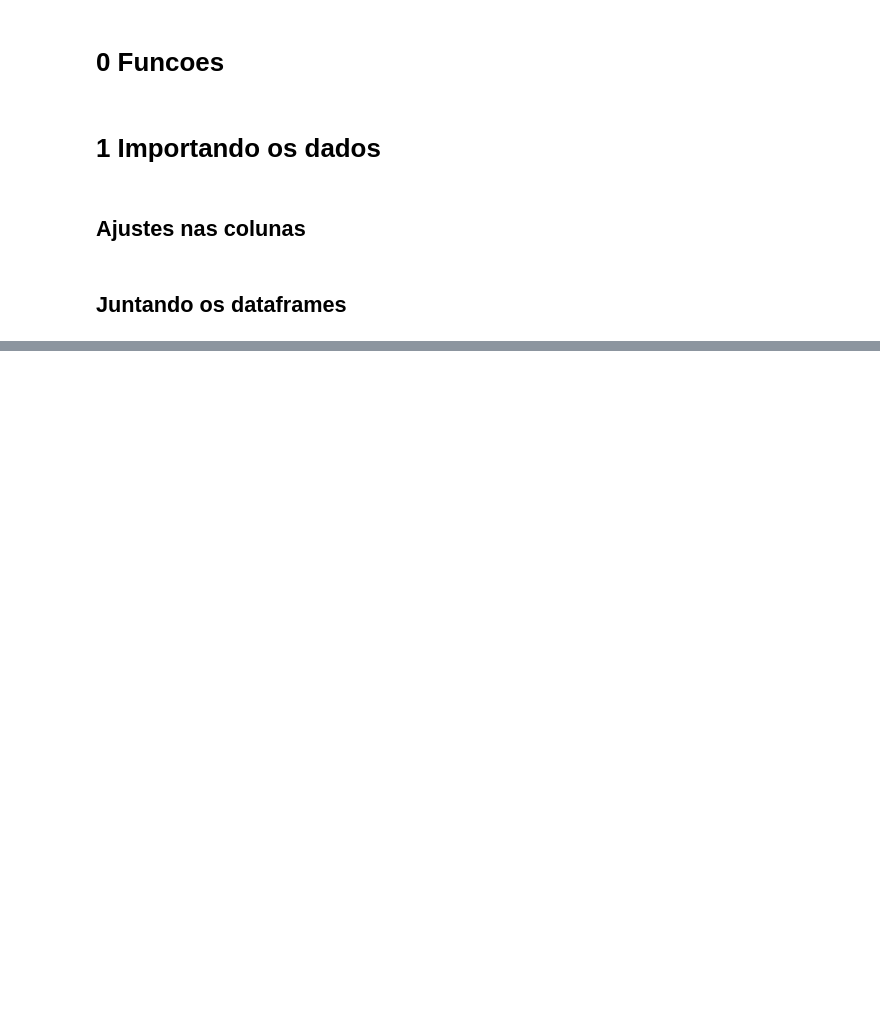
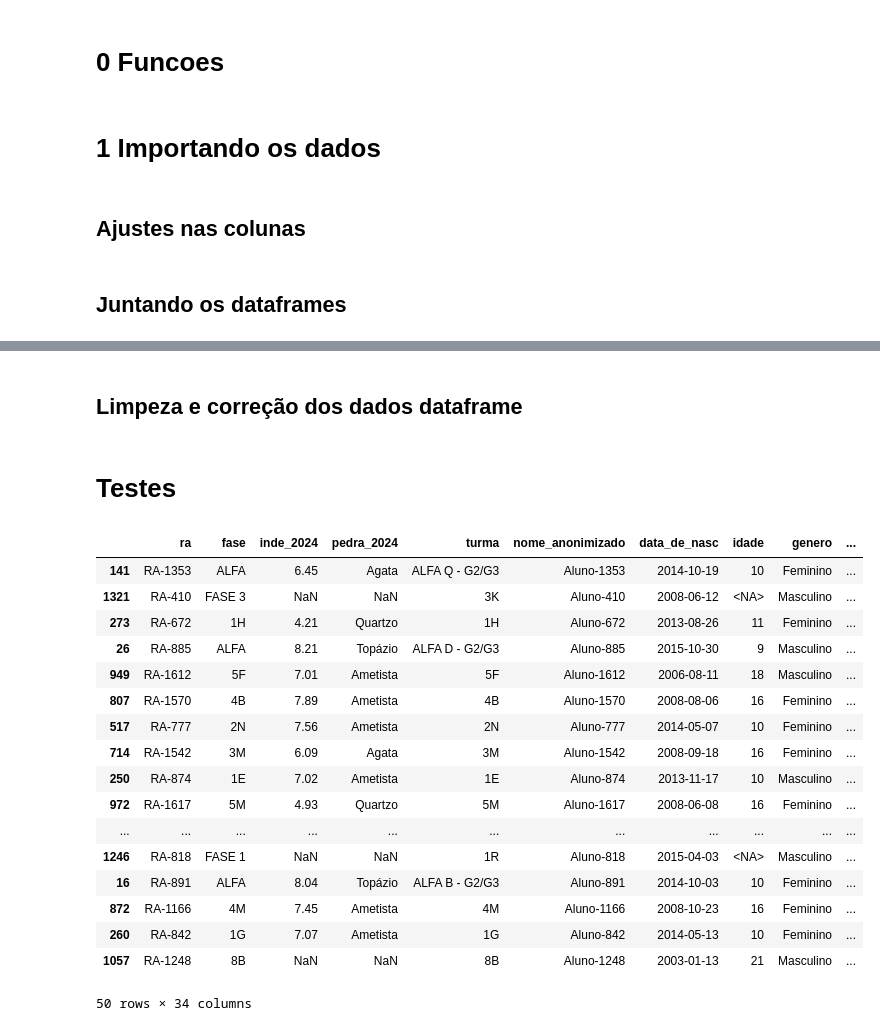
Before and after one commit to vbomura/tc5, a Jupyter notebook: Codigos/Algoritmo V2.ipynb, the cells around one changed output, grey strips where cells are left out. Saved outputs shown, nothing was run; the diff lists cells and outputs as text; code cells hidden in the pictures; blank space fills up the shorter version.

```diff
--- a/Codigos/Algoritmo V2.ipynb
+++ b/Codigos/Algoritmo V2.ipynb
@@ -125,7 +211,7 @@ ra_2022_diferentes = base_2022_filtrado['ra'].unique().tolist()
 colunas_finais = list(base_2024.columns) + ['ano_dataframe']
 
 # Colocamos as colunas nos dataframes, para que eles fiquem 'parecidos' com 2024, e também uma coluna para saber de qual ano veio a info
-base_2024['ano_dataframe'] = 'principal'
+base_2024['ano_dataframe'] = 2024
 base_2023 = adaptar_dataframe(base_2023,colunas_finais, 2023, ra_2023_diferentes)
 base_2022 = adaptar_dataframe(base_2023,colunas_finais, 2022, ra_2022_diferentes)
 # %%
@@ -159,0 +223,42 @@ df_unificado.head()
+# %% [markdown]
+## Limpeza e correção dos dados dataframe
+# %%
+# Primeiro vamos corrigir o tipo de algumas colunas
+colunas_correcao = ['inde_2024', 'inde_22', 'inde_23']
+df_unificado = corrigir_dados('float', df_unificado, colunas_correcao) #corrigi os dados que deveriam ser float
+
+colunas_correcao = ['data_de_nasc']
+df_unificado = corrigir_dados('data', df_unificado, colunas_correcao) #corrigi os dados que deveriam ser data
+
+colunas_correcao = ['idade']
+df_unificado = corrigir_dados('int', df_unificado, colunas_correcao) #corrigi os dados que deveriam ser data
+# %%
+# Retirando colunas com valores apenas vazios, após análises não vi valor em manter ou tentar preencher
+df_unificado = colunas_totalmente_vazias(df_unificado)
+df_unificado = df_unificado.drop(columns=['avaliador1','avaliador2','avaliador3','avaliador4','avaliador5','avaliador6'], errors='ignore') #essas colunas não trazem nenhum valor para a análise
+# %%
+# Correções e ajustes no valores da tabela
+df_unificado = arredondar_floats(df_unificado)
+# %% [markdown]
+# Testes
+# %%
+df_unificado.sample(50)
+# %% [output]
+|  | ra | fase | inde_2024 | pedra_2024 | turma | nome_anonimizado | data_de_nasc | idade | genero | ... |
+| 141 | RA-1353 | ALFA | 6.45 | Agata | ALFA Q - G2/G3 | Aluno-1353 | 2014-10-19 | 10 | Feminino | ... |
+| 1321 | RA-410 | FASE 3 | NaN | NaN | 3K | Aluno-410 | 2008-06-12 | <NA> | Masculino | ... |
+| 273 | RA-672 | 1H | 4.21 | Quartzo | 1H | Aluno-672 | 2013-08-26 | 11 | Feminino | ... |
+| 26 | RA-885 | ALFA | 8.21 | Topázio | ALFA D - G2/G3 | Aluno-885 | 2015-10-30 | 9 | Masculino | ... |
+| 949 | RA-1612 | 5F | 7.01 | Ametista | 5F | Aluno-1612 | 2006-08-11 | 18 | Masculino | ... |
+| 807 | RA-1570 | 4B | 7.89 | Ametista | 4B | Aluno-1570 | 2008-08-06 | 16 | Feminino | ... |
+| 517 | RA-777 | 2N | 7.56 | Ametista | 2N | Aluno-777 | 2014-05-07 | 10 | Feminino | ... |
+| 714 | RA-1542 | 3M | 6.09 | Agata | 3M | Aluno-1542 | 2008-09-18 | 16 | Feminino | ... |
+| 250 | RA-874 | 1E | 7.02 | Ametista | 1E | Aluno-874 | 2013-11-17 | 10 | Masculino | ... |
+| 972 | RA-1617 | 5M | 4.93 | Quartzo | 5M | Aluno-1617 | 2008-06-08 | 16 | Feminino | ... |
+| ... | ... | ... | ... | ... | ... | ... | ... | ... | ... | ... |
+| 1246 | RA-818 | FASE 1 | NaN | NaN | 1R | Aluno-818 | 2015-04-03 | <NA> | Masculino | ... |
+| 16 | RA-891 | ALFA | 8.04 | Topázio | ALFA B - G2/G3 | Aluno-891 | 2014-10-03 | 10 | Feminino | ... |
+| 872 | RA-1166 | 4M | 7.45 | Ametista | 4M | Aluno-1166 | 2008-10-23 | 16 | Feminino | ... |
+| 260 | RA-842 | 1G | 7.07 | Ametista | 1G | Aluno-842 | 2014-05-13 | 10 | Feminino | ... |
+| 1057 | RA-1248 | 8B | NaN | NaN | 8B | Aluno-1248 | 2003-01-13 | 21 | Masculino | ... |
+50 rows × 34 columns
```
Also changed, not shown: parts of 8 cells of this notebook.
